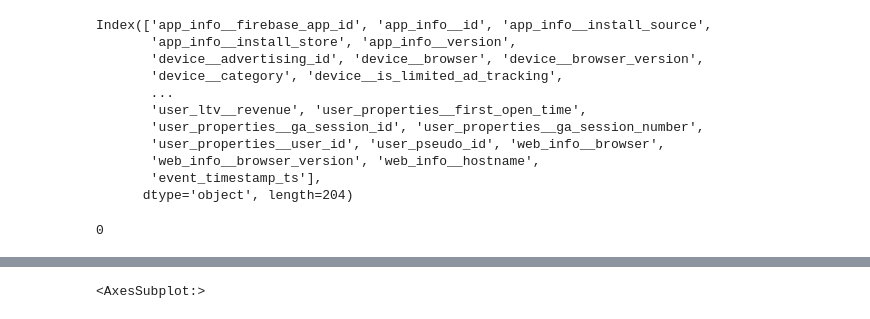
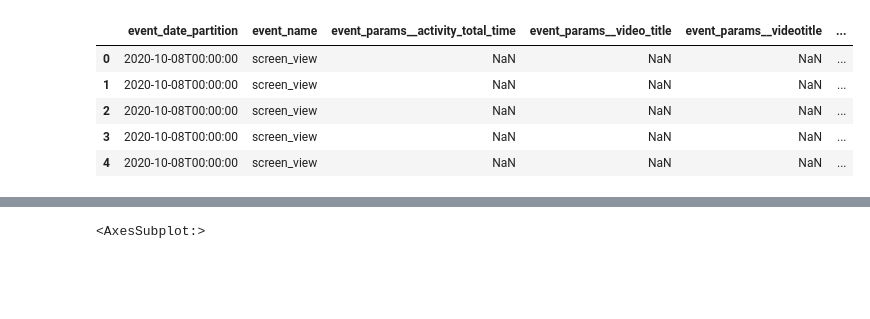
Before and after one commit to dj-betts/jf_project, a Jupyter notebook: eda.ipynb, the cells around one changed output, grey strips where cells are left out. Cells and saved outputs as stored; diff of their text form; code cells hidden in the pictures; blank space fills up the shorter version.

```diff
--- a/eda.ipynb
+++ b/eda.ipynb
@@ -28,18 +66,9 @@ df.shape
-# %%
-df.columns
-# %% [output]
-Index(['app_info__firebase_app_id', 'app_info__id', 'app_info__install_source',
-       'app_info__install_store', 'app_info__version',
-       'device__advertising_id', 'device__browser', 'device__browser_version',
-       'device__category', 'device__is_limited_ad_tracking',
-       ...
-       'user_ltv__revenue', 'user_properties__first_open_time',
-       'user_properties__ga_session_id', 'user_properties__ga_session_number',
-       'user_properties__user_id', 'user_pseudo_id', 'web_info__browser',
-       'web_info__browser_version', 'web_info__hostname',
-       'event_timestamp_ts'],
-      dtype='object', length=204)
 # %%
-sum(df.geo__country.isna())
+df.head()
 # %% [output]
-0
+|  | event_date_partition | event_name | event_params__activity_total_time | event_params__video_title | event_params__videotitle | ... |
+| 0 | 2020-10-08T00:00:00 | screen_view | NaN | NaN | NaN | ... |
+| 1 | 2020-10-08T00:00:00 | screen_view | NaN | NaN | NaN | ... |
+| 2 | 2020-10-08T00:00:00 | screen_view | NaN | NaN | NaN | ... |
+| 3 | 2020-10-08T00:00:00 | screen_view | NaN | NaN | NaN | ... |
+| 4 | 2020-10-08T00:00:00 | screen_view | NaN | NaN | NaN | ... |
```
Also changed, not shown: parts of 26 cells of this notebook.
